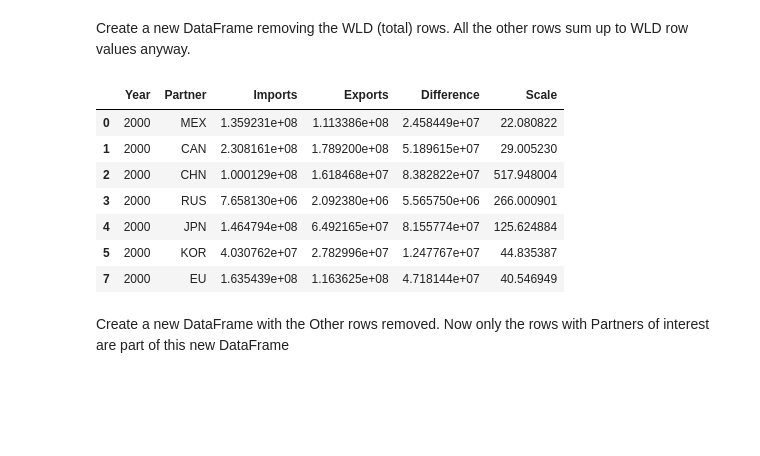
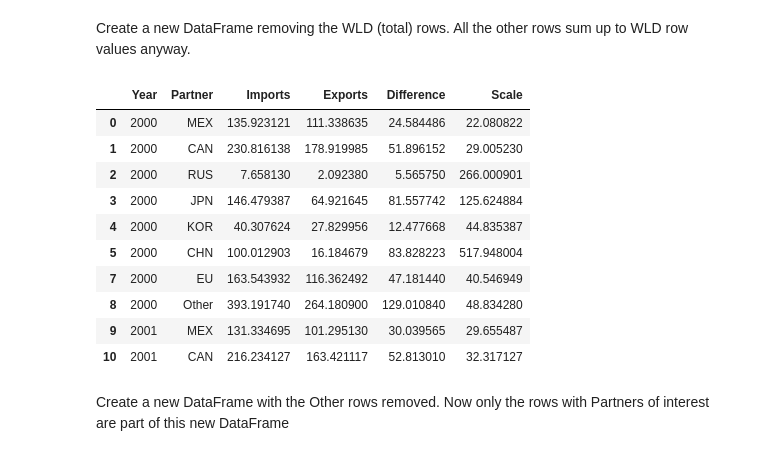
Before and after one commit to marks6i/project-one, a Jupyter notebook: Analysis_1/Difference_and_Scale.ipynb, the cells around one changed output. Drawn from its saved outputs; the diff is of its cells as text; code cells hidden in the pictures; blank space fills up the shorter version.

```diff
--- a/Analysis_1/Difference_and_Scale.ipynb
+++ b/Analysis_1/Difference_and_Scale.ipynb
@@ -42,16 +42,19 @@ First year in data is 2000, and last year in data is 2017
 Create a new DataFrame removing the WLD (total) rows.  All the other rows sum up to WLD row values anyway.
 # %%
 all_df = data_df[data_df.Partner != 'WLD']
-all_df.head(7)
+all_df.head(10)
 # %% [output]
 |  | Year | Partner | Imports | Exports | Difference | Scale |
-| 0 | 2000 | MEX | 1.359231e+08 | 1.113386e+08 | 2.458449e+07 | 22.080822 |
-| 1 | 2000 | CAN | 2.308161e+08 | 1.789200e+08 | 5.189615e+07 | 29.005230 |
-| 2 | 2000 | CHN | 1.000129e+08 | 1.618468e+07 | 8.382822e+07 | 517.948004 |
-| 3 | 2000 | RUS | 7.658130e+06 | 2.092380e+06 | 5.565750e+06 | 266.000901 |
-| 4 | 2000 | JPN | 1.464794e+08 | 6.492165e+07 | 8.155774e+07 | 125.624884 |
-| 5 | 2000 | KOR | 4.030762e+07 | 2.782996e+07 | 1.247767e+07 | 44.835387 |
-| 7 | 2000 | EU | 1.635439e+08 | 1.163625e+08 | 4.718144e+07 | 40.546949 |
+| 0 | 2000 | MEX | 135.923121 | 111.338635 | 24.584486 | 22.080822 |
+| 1 | 2000 | CAN | 230.816138 | 178.919985 | 51.896152 | 29.005230 |
+| 2 | 2000 | RUS | 7.658130 | 2.092380 | 5.565750 | 266.000901 |
+| 3 | 2000 | JPN | 146.479387 | 64.921645 | 81.557742 | 125.624884 |
+| 4 | 2000 | KOR | 40.307624 | 27.829956 | 12.477668 | 44.835387 |
+| 5 | 2000 | CHN | 100.012903 | 16.184679 | 83.828223 | 517.948004 |
+| 7 | 2000 | EU | 163.543932 | 116.362492 | 47.181440 | 40.546949 |
+| 8 | 2000 | Other | 393.191740 | 264.180900 | 129.010840 | 48.834280 |
+| 9 | 2001 | MEX | 131.334695 | 101.295130 | 30.039565 | 29.655487 |
+| 10 | 2001 | CAN | 216.234127 | 163.421117 | 52.813010 | 32.317127 |
 # %% [markdown]
 Create a new DataFrame with the Other rows removed. Now only the rows with Partners of interest are part of this new
 DataFrame
```
Also changed, not shown: parts of 7 cells of this notebook, 2 other files.
